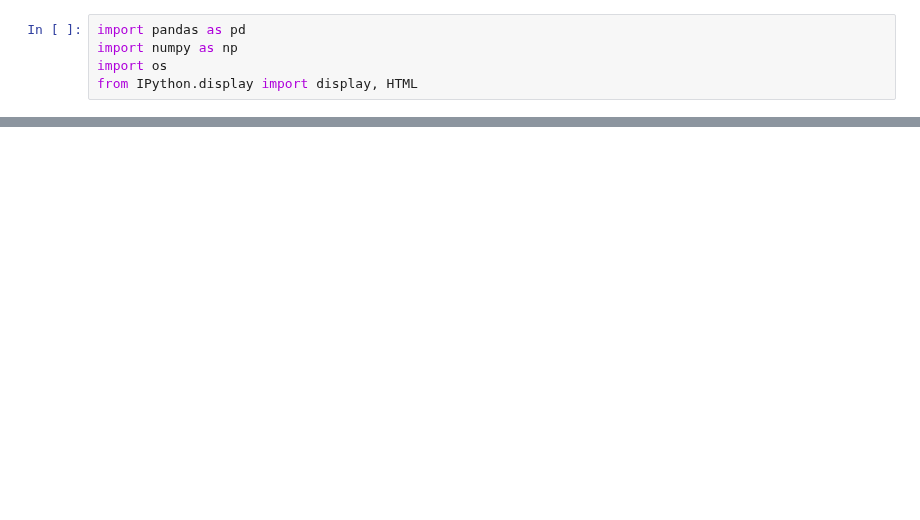
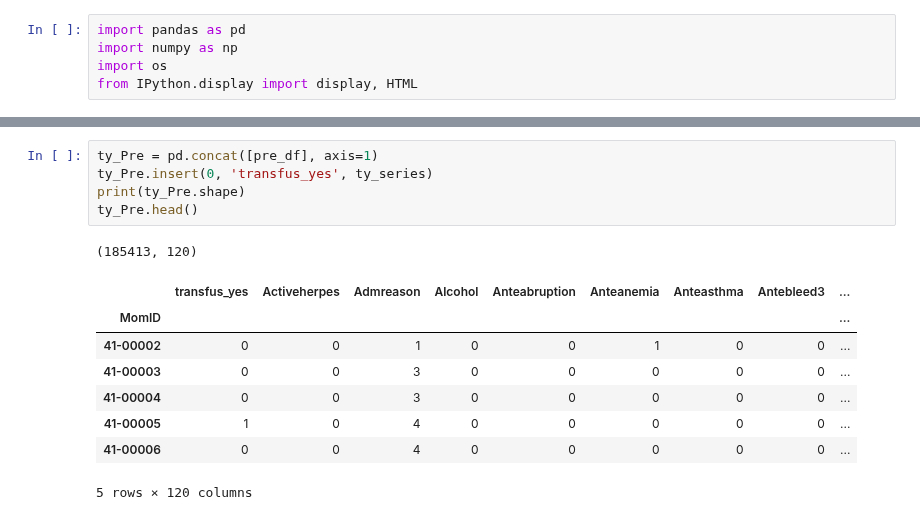
Before and after one commit to lhncbc/MFM_bopf, a Jupyter notebook: src/CSL_create_targets.ipynb, the cells around one changed output, grey strips where cells are left out. Drawn from its saved outputs; the diff is of its cells as text; blank space fills up the shorter version.

```diff
--- a/src/CSL_create_targets.ipynb
+++ b/src/CSL_create_targets.ipynb
@@ -153,0 +117,15 @@ if not os.path.exists(filename): # Comment out this line to overwrite file
+# %%
+ty_Pre = pd.concat([pre_df], axis=1)
+ty_Pre.insert(0, 'transfus_yes', ty_series)
+print(ty_Pre.shape)
+ty_Pre.head()
+# %% [output]
+(185413, 120)
+|  | transfus_yes | Activeherpes | Admreason | Alcohol | Anteabruption | Anteanemia | Anteasthma | Antebleed3 | ... |
+| MomID |  |  |  |  |  |  |  |  | ... |
+| 41-00002 | 0 | 0 | 1 | 0 | 0 | 1 | 0 | 0 | ... |
+| 41-00003 | 0 | 0 | 3 | 0 | 0 | 0 | 0 | 0 | ... |
+| 41-00004 | 0 | 0 | 3 | 0 | 0 | 0 | 0 | 0 | ... |
+| 41-00005 | 1 | 0 | 4 | 0 | 0 | 0 | 0 | 0 | ... |
+| 41-00006 | 0 | 0 | 4 | 0 | 0 | 0 | 0 | 0 | ... |
+5 rows × 120 columns
```
Also changed, not shown: parts of 22 cells of this notebook, 1 other file.
